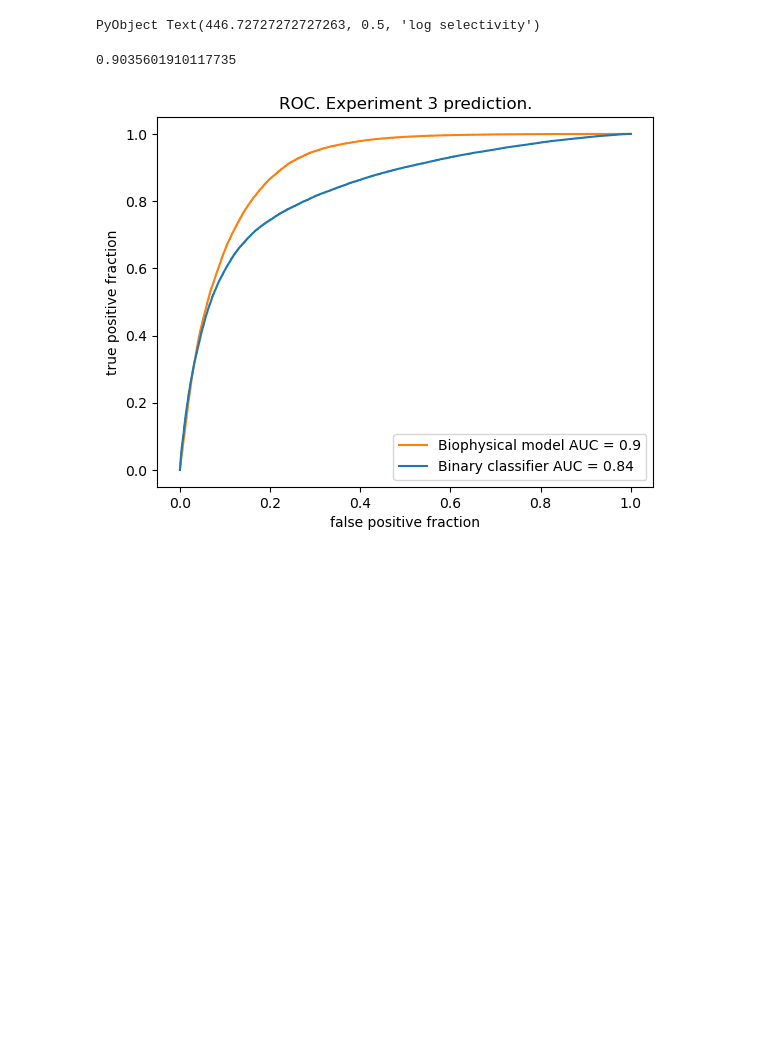
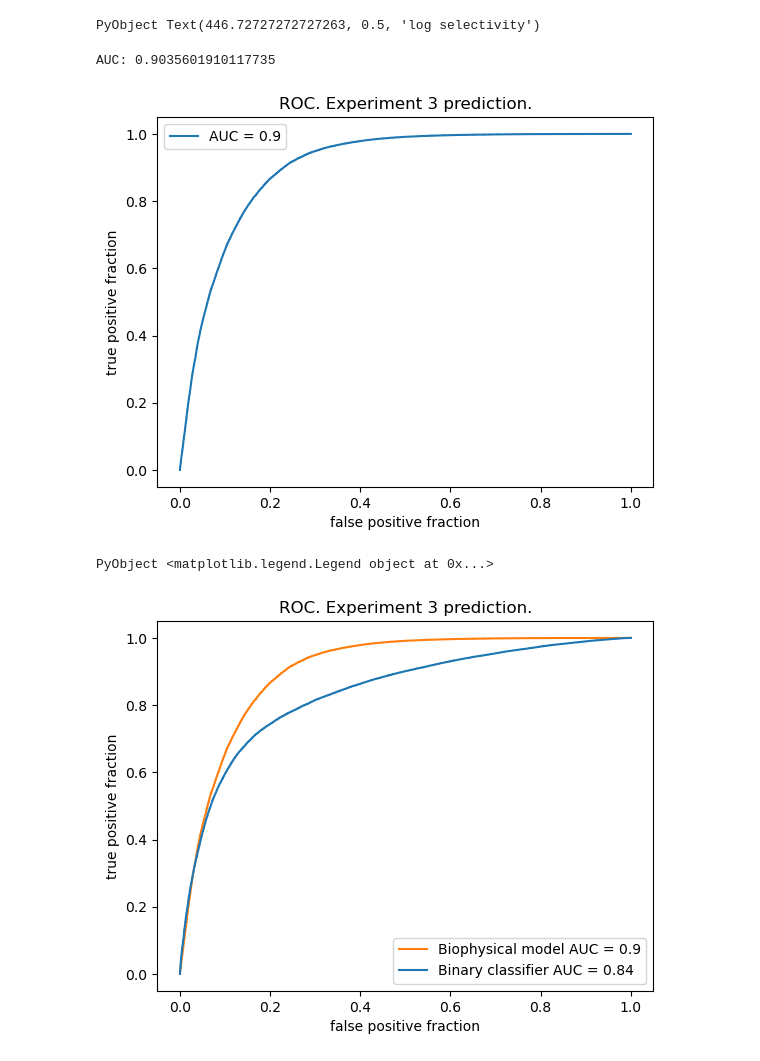
Before and after one commit to matteodeleonardis/unsupervised_aav2, a Jupyter notebook: analysis/experiment2.ipynb, the cells around one changed output. Saved outputs shown, nothing was run; the diff lists cells and outputs as text; code cells hidden in the pictures; blank space fills up the shorter version.

```diff
--- a/analysis/experiment2.ipynb
+++ b/analysis/experiment2.ipynb
@@ -59,5 +44,5 @@ sequences_experiment3, counts_experiment3, labels_experiment3 =
 # %%
-data_experiment3 = load_data_phagetree("$(project_folder)my_data/data_experiment3.jld2", "experiment3");
+data_experiment3 = load_data_phagetree("../my_data/data_experiment3.jld2", "experiment3");
 # %% [markdown]
 # log selectivity
 # %%
@@ -206,15 +202,19 @@ ax[2].set_ylabel("log selectivity")
 [figure]
 PyObject Text(446.72727272727263, 0.5, 'log selectivity')
 # %%
-true_pos_rate, false_pos_rate = roc(ls_experiment3_filtered, θexperiment3_cnn, threshold_experiment3);
+true_pos_pt, false_pos_pt = roc(ls_experiment3_filtered, θexperiment3, threshold_experiment3);
 # %%
-auc_val = auc(false_pos_rate, true_pos_rate) |> mean
+auc_val_pt = auc(false_pos_pt, true_pos_pt) |> mean
+println("AUC: ", auc_val_pt)
 # %% [output]
-0.9035601910117735
+AUC: 0.9035601910117735
 # %%
-plot(false_pos_rate, true_pos_rate)
+plot(false_pos_pt, true_pos_pt)
 title("ROC. Experiment 3 prediction.")
 xlabel("false positive fraction")
 ylabel("true positive fraction")
-legend(["AUC = $(round(auc_val, digits=2))"])
+legend(["AUC = $(round(auc_val_pt, digits=2))"])
+# %% [output]
+[figure, added]
+PyObject <matplotlib.legend.Legend object at 0x...>
 # %%
```
Also changed, not shown: parts of 51 cells of this notebook.
